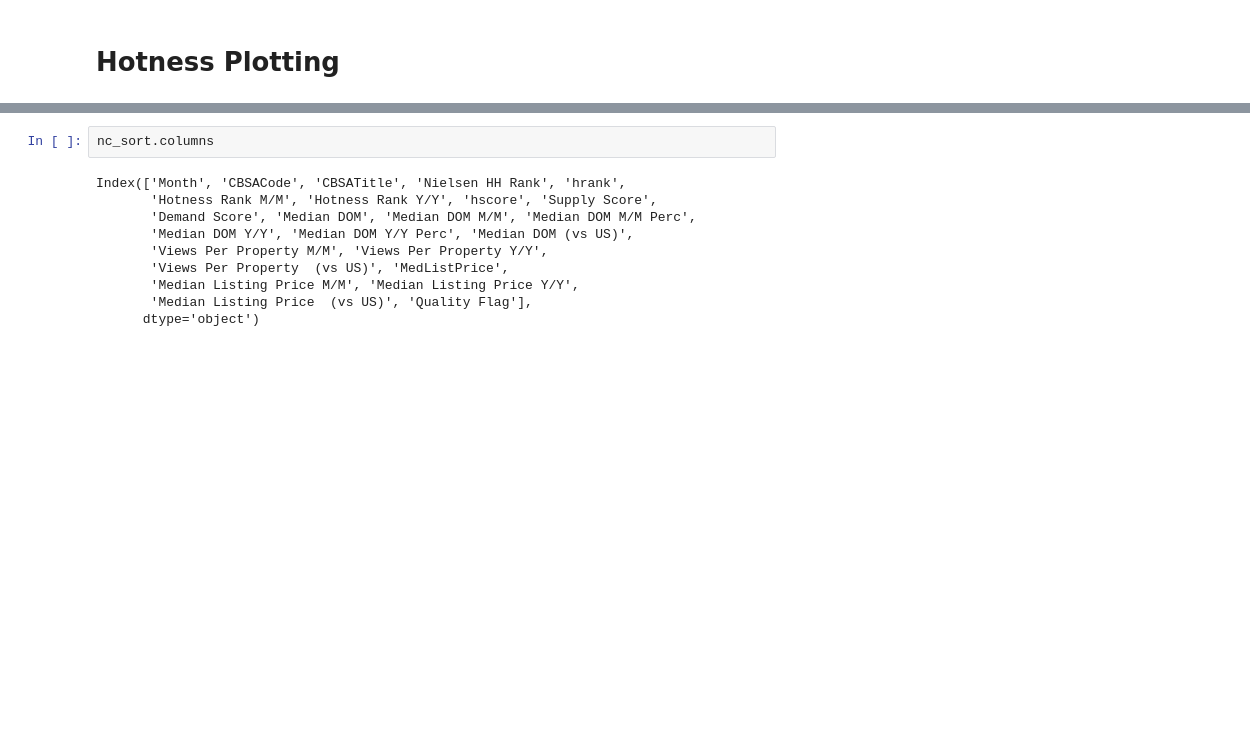
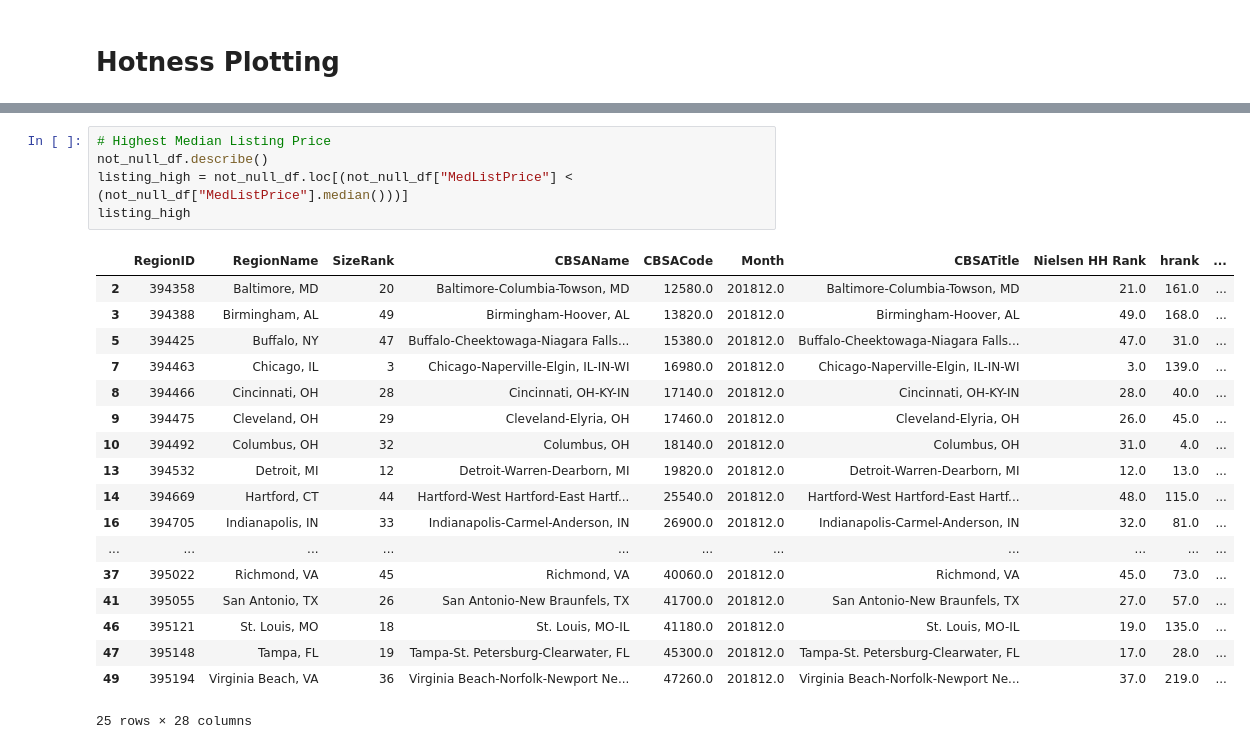
Before and after one commit to LoriHarris/Real_Estate_Affordability, a Jupyter notebook: plots.ipynb, the cells around one changed output, grey strips where cells are left out. Saved outputs shown, nothing was run; the diff lists cells and outputs as text; blank space fills up the shorter version.

```diff
--- a/plots.ipynb
+++ b/plots.ipynb
@@ -116,12 +208,24 @@ nc_sort
-# %%
-nc_sort.columns
-# %% [output]
-Index(['Month', 'CBSACode', 'CBSATitle', 'Nielsen HH Rank', 'hrank',
-       'Hotness Rank M/M', 'Hotness Rank Y/Y', 'hscore', 'Supply Score',
-       'Demand Score', 'Median DOM', 'Median DOM M/M', 'Median DOM M/M Perc',
-       'Median DOM Y/Y', 'Median DOM Y/Y Perc', 'Median DOM (vs US)',
-       'Views Per Property M/M', 'Views Per Property Y/Y',
-       'Views Per Property  (vs US)', 'MedListPrice',
-       'Median Listing Price M/M', 'Median Listing Price Y/Y',
-       'Median Listing Price  (vs US)', 'Quality Flag'],
-      dtype='object')
+# %%
+# Highest Median Listing Price
+not_null_df.describe()
+listing_high = not_null_df.loc[(not_null_df["MedListPrice"] < (not_null_df["MedListPrice"].median()))]
+listing_high
+# %% [output]
+|  | RegionID | RegionName | SizeRank | CBSAName | CBSACode | Month | CBSATitle | Nielsen HH Rank | hrank | ... |
+| 2 | 394358 | Baltimore, MD | 20 | Baltimore-Columbia-Towson, MD | 12580.0 | 201812.0 | Baltimore-Columbia-Towson, MD | 21.0 | 161.0 | ... |
+| 3 | 394388 | Birmingham, AL | 49 | Birmingham-Hoover, AL | 13820.0 | 201812.0 | Birmingham-Hoover, AL | 49.0 | 168.0 | ... |
+| 5 | 394425 | Buffalo, NY | 47 | Buffalo-Cheektowaga-Niagara Falls... | 15380.0 | 201812.0 | Buffalo-Cheektowaga-Niagara Falls... | 47.0 | 31.0 | ... |
+| 7 | 394463 | Chicago, IL | 3 | Chicago-Naperville-Elgin, IL-IN-WI | 16980.0 | 201812.0 | Chicago-Naperville-Elgin, IL-IN-WI | 3.0 | 139.0 | ... |
+| 8 | 394466 | Cincinnati, OH | 28 | Cincinnati, OH-KY-IN | 17140.0 | 201812.0 | Cincinnati, OH-KY-IN | 28.0 | 40.0 | ... |
+| 9 | 394475 | Cleveland, OH | 29 | Cleveland-Elyria, OH | 17460.0 | 201812.0 | Cleveland-Elyria, OH | 26.0 | 45.0 | ... |
+| 10 | 394492 | Columbus, OH | 32 | Columbus, OH | 18140.0 | 201812.0 | Columbus, OH | 31.0 | 4.0 | ... |
+| 13 | 394532 | Detroit, MI | 12 | Detroit-Warren-Dearborn, MI | 19820.0 | 201812.0 | Detroit-Warren-Dearborn, MI | 12.0 | 13.0 | ... |
+| 14 | 394669 | Hartford, CT | 44 | Hartford-West Hartford-East Hartf... | 25540.0 | 201812.0 | Hartford-West Hartford-East Hartf... | 48.0 | 115.0 | ... |
+| 16 | 394705 | Indianapolis, IN | 33 | Indianapolis-Carmel-Anderson, IN | 26900.0 | 201812.0 | Indianapolis-Carmel-Anderson, IN | 32.0 | 81.0 | ... |
+| ... | ... | ... | ... | ... | ... | ... | ... | ... | ... | ... |
+| 37 | 395022 | Richmond, VA | 45 | Richmond, VA | 40060.0 | 201812.0 | Richmond, VA | 45.0 | 73.0 | ... |
+| 41 | 395055 | San Antonio, TX | 26 | San Antonio-New Braunfels, TX | 41700.0 | 201812.0 | San Antonio-New Braunfels, TX | 27.0 | 57.0 | ... |
+| 46 | 395121 | St. Louis, MO | 18 | St. Louis, MO-IL | 41180.0 | 201812.0 | St. Louis, MO-IL | 19.0 | 135.0 | ... |
+| 47 | 395148 | Tampa, FL | 19 | Tampa-St. Petersburg-Clearwater, FL | 45300.0 | 201812.0 | Tampa-St. Petersburg-Clearwater, FL | 17.0 | 28.0 | ... |
+| 49 | 395194 | Virginia Beach, VA | 36 | Virginia Beach-Norfolk-Newport Ne... | 47260.0 | 201812.0 | Virginia Beach-Norfolk-Newport Ne... | 37.0 | 219.0 | ... |
+25 rows × 28 columns
```
Also changed, not shown: parts of 15 cells of this notebook, 1 other file.
